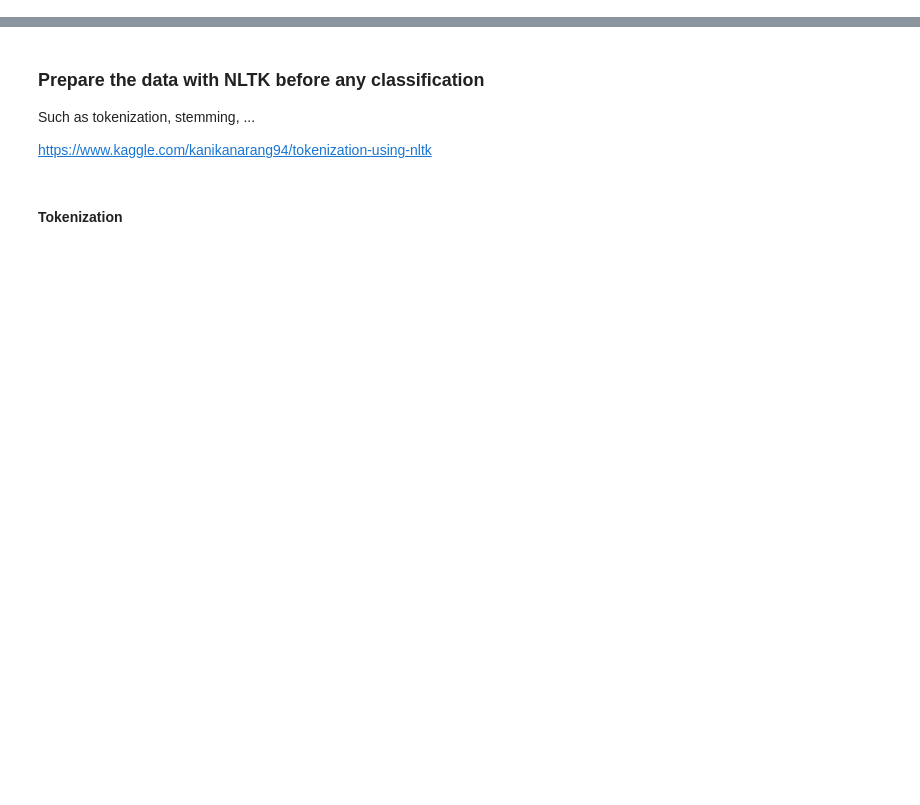
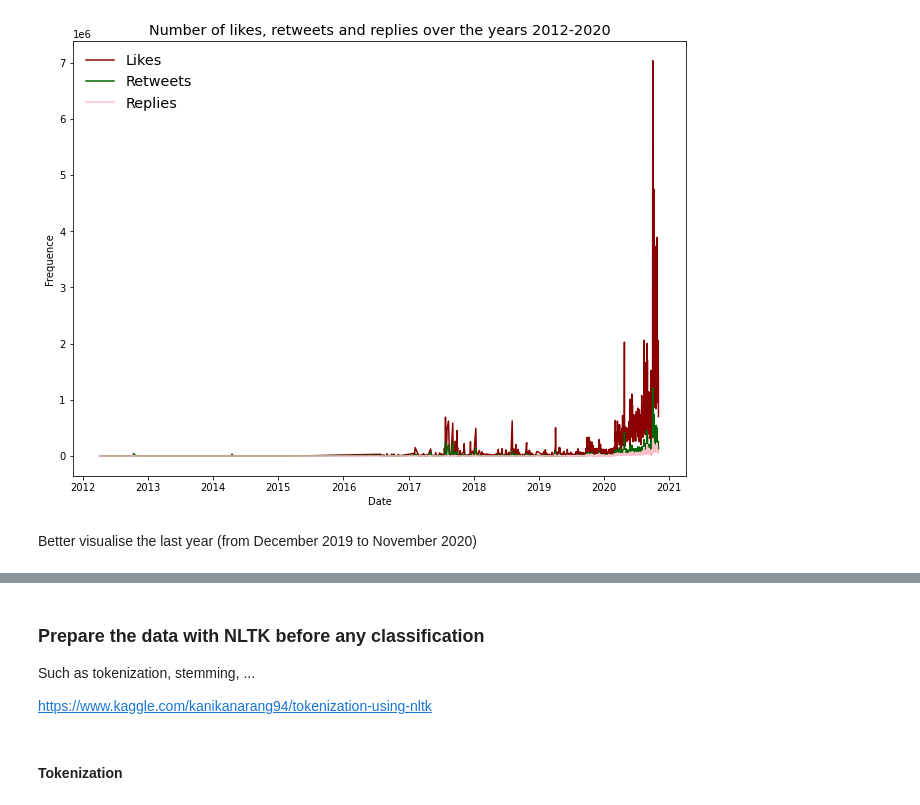
Before and after one commit to elzrd/cmhb-project-biden-tweet, a Jupyter notebook: Project.ipynb, the cells around one changed output, grey strips where cells are left out. Drawn from its saved outputs; the diff is of its cells as text; code cells hidden in the pictures; blank space fills up the shorter version.

```diff
--- a/Project.ipynb
+++ b/Project.ipynb
@@ -38,0 +61,10 @@ joe.head(3)
+# %%
+joe_count = pd.DataFrame()
+
+joe_count['replies'] = joe.groupby(['timestamp'])['replies'].sum()
+joe_count['retweets'] = joe.groupby(['timestamp'])['retweets'].sum()
+joe_count['quotes'] = joe.groupby(['timestamp'])['quotes'].sum()
+joe_count['likes'] = joe.groupby(['timestamp'])['likes'].sum()
+joe_final = joe_count.reset_index()
+joe_final = joe_final.iloc[2:]
+joe_final.head()
@@ -38,0 +78,24 @@ joe.head(3)
+# %%
+fig, ax = plt.subplots(figsize=g_dims)
+
+g_dims = (11, 8)
+
+
+sns.lineplot(data=joe_final, x="timestamp",y="likes", color="Darkred")
+sns.lineplot(data=joe_final, x="timestamp",y="retweets", color="Darkgreen")
+sns.lineplot(data=joe_final, x="timestamp",y="replies", color="pink")
+
+plt.legend(labels=['Likes', 'Retweets', 'Replies'], loc='upper left', frameon=False, fontsize='x-large')
+
+plt.xlabel("Date")
+plt.ylabel("Frequence")
+
+
+plt.title("Number of likes, retweets and replies over the years 2012-2020", fontsize='x-large')
+
+
+plt.show()
+# %% [output]
+[figure, added]
+# %% [markdown]
+Better visualise the last year (from December 2019 to November 2020)
```
Also changed, not shown: parts of 15 cells of this notebook.
